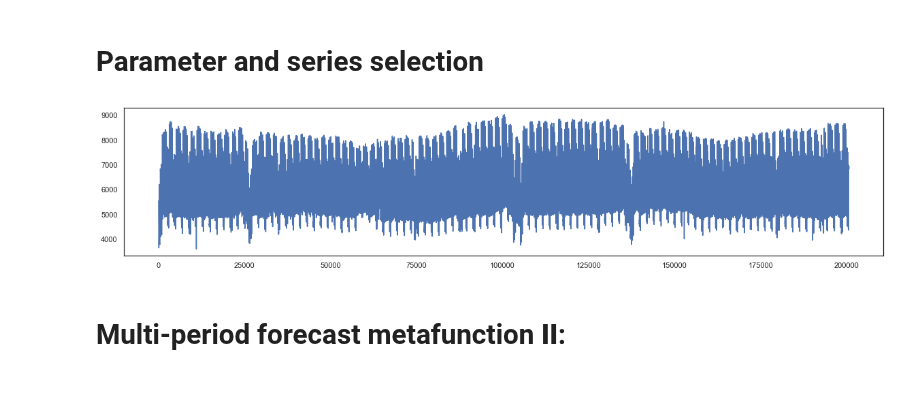
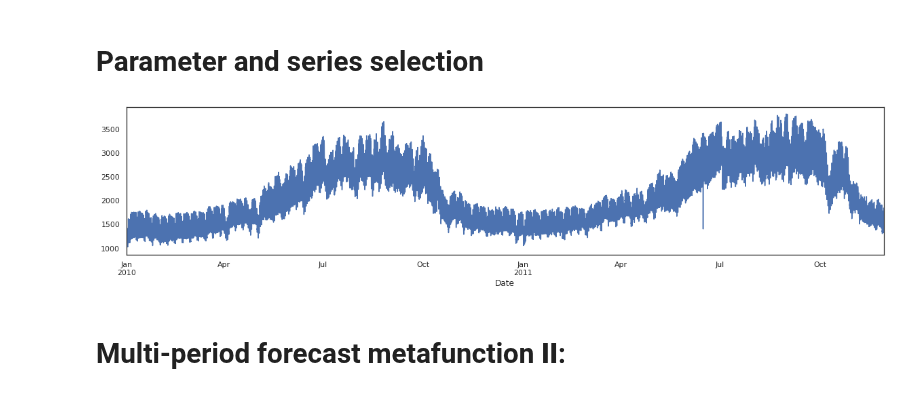
Before and after one commit to urieliram/analog, a Jupyter notebook: sandbox.ipynb, the cells around one changed output. Saved outputs shown, nothing was run; the diff lists cells and outputs as text; code cells hidden in the pictures.

```diff
--- a/sandbox.ipynb
+++ b/sandbox.ipynb
@@ -628,9 +602,9 @@ print(get_index_day(df_5[serie],1,1,2011))    ## new year 2011
 # %% [markdown]
 # Parameter and series selection
 # %%
-serie1 = df_5.SERIE1.tolist()
+serie1 = df_5.SERIE4.tolist()
 plt.figure(figsize=(20, 4))
-plt.plot(serie1)
+df_5.SERIE4.plot()
 npserie1 = np.array(serie1)
 # %% [output]
-[figure, old version]
+[figure, new version]
```
Also changed, not shown: parts of 21 cells of this notebook.
